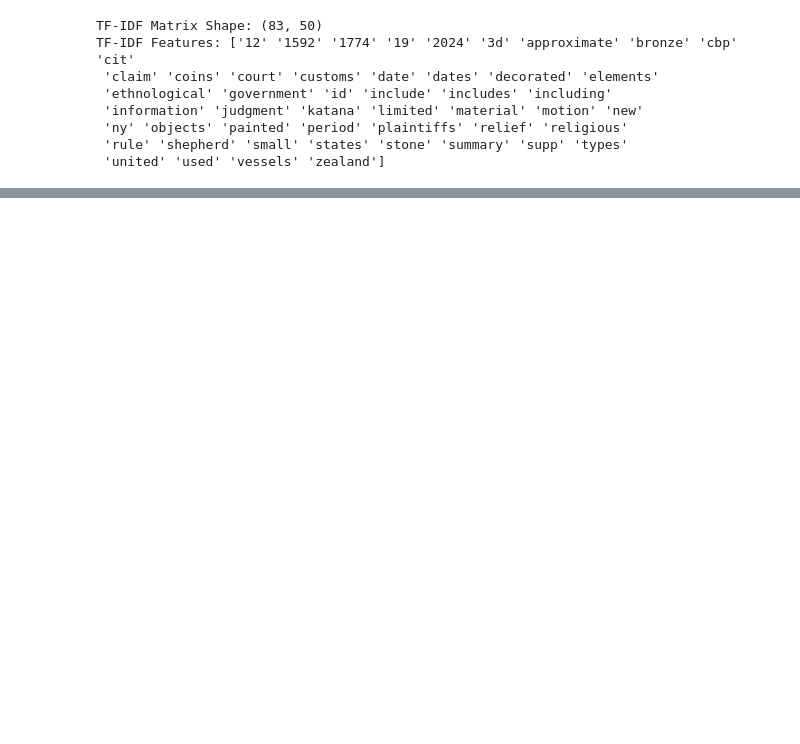
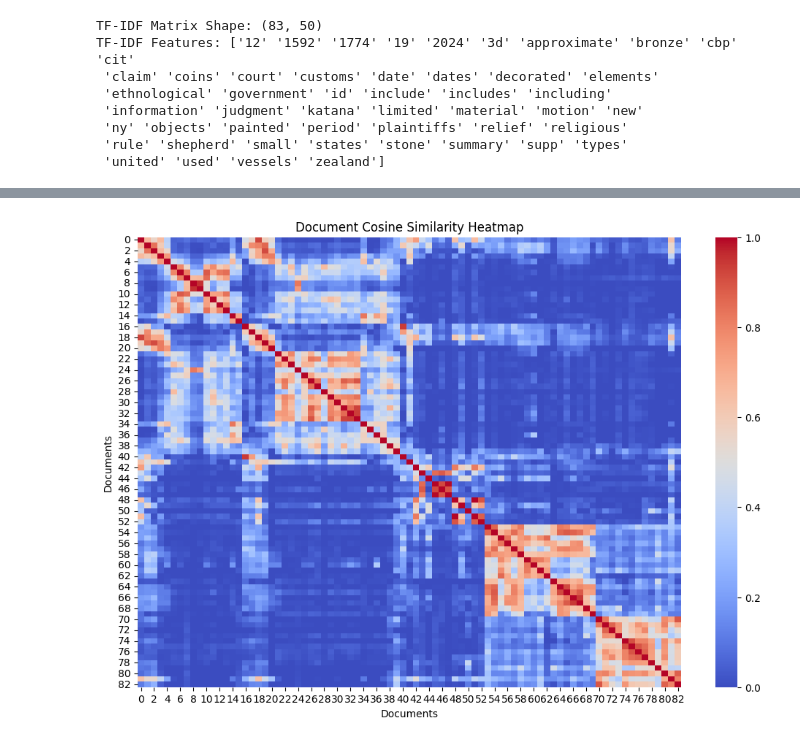
Before and after one commit to yoon777/DACON_GBT_competition, a Jupyter notebook: NLP/BERTopic.ipynb, the cells around one changed output, grey strips where cells are left out. Cells and saved outputs as stored; diff of their text form; code cells hidden in the pictures; blank space fills up the shorter version.

```diff
--- a/NLP/BERTopic.ipynb
+++ b/NLP/BERTopic.ipynb
@@ -247,0 +423,23 @@ TF-IDF Features: ['12' '1592' '1774' '19' '2024' '3d' 'approximate' 'bronze' 'cb
+# %%
+from sklearn.metrics.pairwise import cosine_similarity
+import pandas as pd
+
+# TF-IDF 행렬이 이미 존재한다는 가정 (tfidf_matrix)
+# 문서 간 코사인 유사도 계산
+cosine_sim = cosine_similarity(tfidf_matrix)
+
+# 코사인 유사도를 DataFrame 형태로 변환
+cosine_df = pd.DataFrame(cosine_sim)
+
+# 코사인 유사도 행렬을 시각화하기 위해 보여줌
+import seaborn as sns
+import matplotlib.pyplot as plt
+
+plt.figure(figsize=(12, 8))
+sns.heatmap(cosine_df, cmap='coolwarm')
+plt.title("Document Cosine Similarity Heatmap")
+plt.xlabel("Documents")
+plt.ylabel("Documents")
+plt.show()
+# %% [output]
+[figure, added]
```
Also changed, not shown: parts of 20 cells of this notebook.
